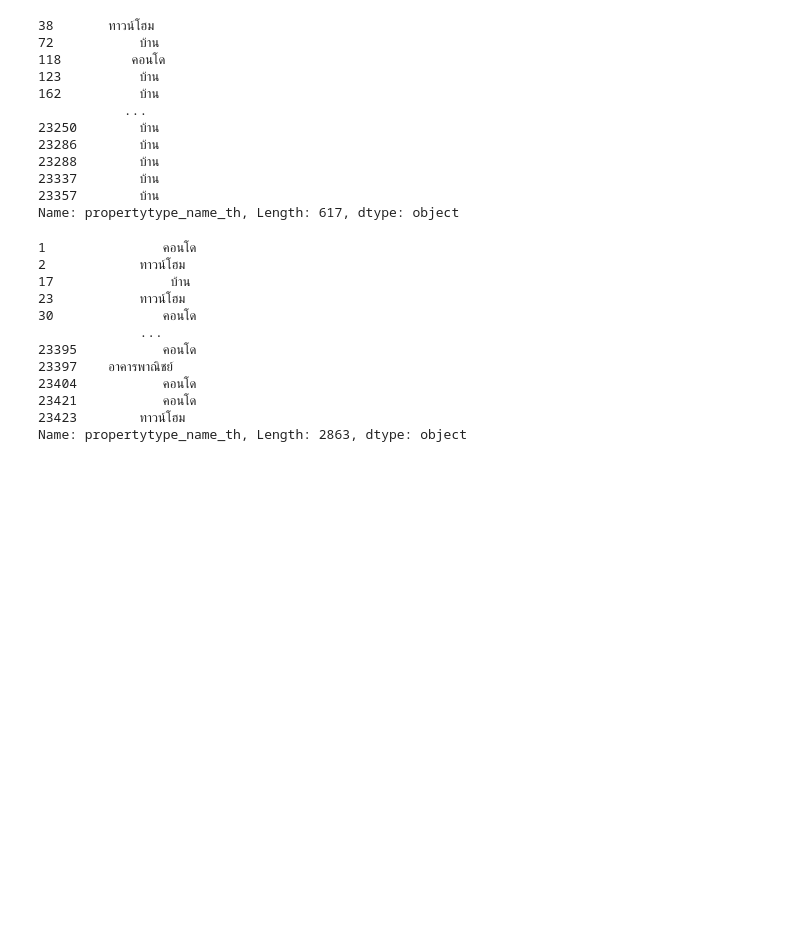
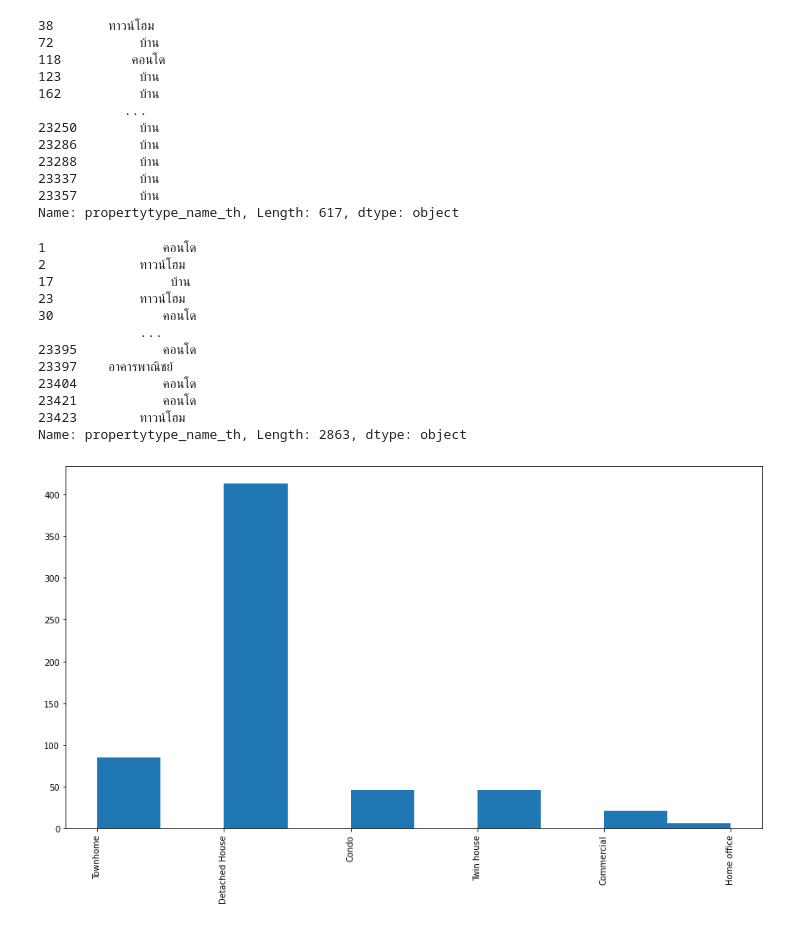
Before and after one commit to NahataiTep/DPDM65, a Jupyter notebook: pandas101.ipynb, the cells around one changed output. Cells and saved outputs as stored; diff of their text form; code cells hidden in the pictures; blank space fills up the shorter version.

```diff
--- a/pandas101.ipynb
+++ b/pandas101.ipynb
@@ -840,3 +854,10 @@ project_df[(project_df['province_name_th']=='ชลบุรี')]['propertytype
 23421           คอนโด
 23423        ทาวน์โฮม
 Name: propertytype_name_th, Length: 2863, dtype: object
+# %%
+housekk = project_df[(project_df['province_name_th']=='ขอนแก่น')]['propertytype_name_en']
+plt.figure(figsize=(15,8))      # จัดการขนาดรูป (x,y)
+plt.hist(housekk.dropna())
+plt.xticks(rotation='vertical');    # ใส่ ; เพื่อปิดตัวเลข
+# %% [output]
+[figure, added]
```
Also changed, not shown: parts of 12 cells of this notebook.
